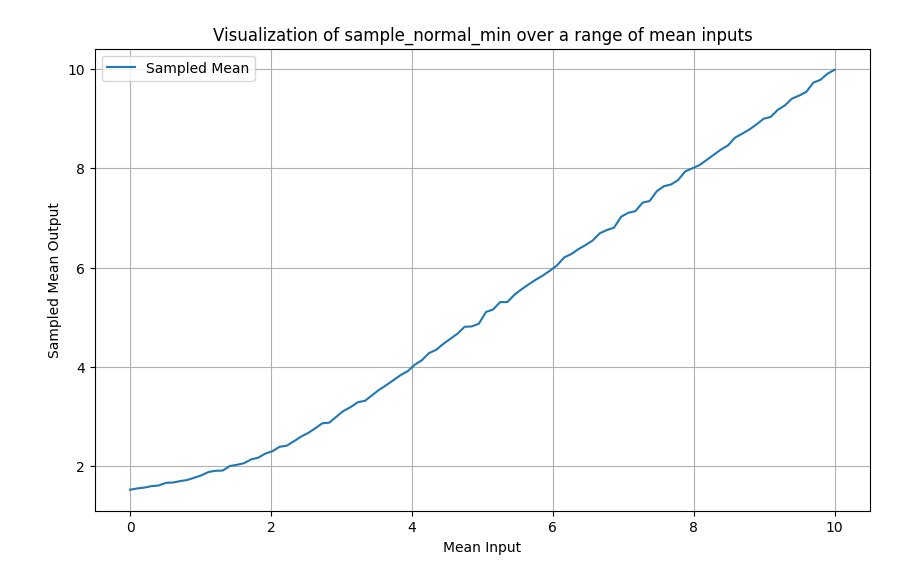
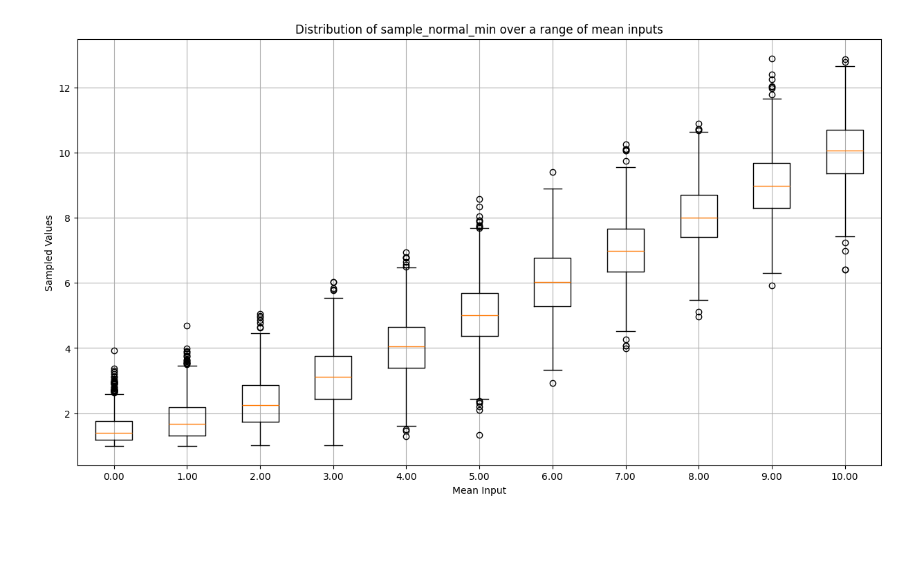
Before and after one commit to mcfitzgerald/consumer-abm, a Jupyter notebook: test_funcs.ipynb, the cells around one changed output. Cells and saved outputs as stored; diff of their text form; code cells hidden in the pictures; blank space fills up the shorter version.

Commit message:
plotting response functions

```diff
--- a/test_funcs.ipynb
+++ b/test_funcs.ipynb
@@ -1,31 +12,27 @@
 # %%
-import matplotlib.pyplot as plt
-import numpy as np
-
-from cabm.agent_functions import sample_normal_min
-
 def visualize_sample_normal_min(mean_range, std_dev=1.0, min_value=1.0, override=0, num_samples=1000):
-    samples = []
-    means = []
+    all_samples = []
 
     for mean in mean_range:
         mean_samples = [sample_normal_min(mean, std_dev, min_value, override) for _ in range(num_samples)]
-        samples.append(np.mean(mean_samples))
-        means.append(mean)
+        all_samples.append(mean_samples)
 
-    plt.figure(figsize=(10, 6))
-    plt.plot(means, samples, label='Sampled Mean')
+    plt.figure(figsize=(15, 8))
+    plt.boxplot(all_samples, positions=mean_range, widths=0.5)
     plt.xlabel('Mean Input')
-    plt.ylabel('Sampled Mean Output')
-    plt.title('Visualization of sample_normal_min over a range of mean inputs')
-    plt.legend()
+    plt.ylabel('Sampled Values')
+    plt.title('Distribution of sample_normal_min over a range of mean inputs')
     plt.grid(True)
+
+    # Format x-axis tick labels to show fewer decimal places
+    plt.xticks(ticks=mean_range, labels=[f'{mean:.2f}' for mean in mean_range])
+
     plt.show()
 
 # Define the range of mean values
-mean_range = np.linspace(0, 10, 100)
+mean_range = [i for i in range(0,11)]
 
 # Visualize the function
 visualize_sample_normal_min(mean_range)
 # %% [output]
-[figure, old version]
+[figure, new version]
```
Also changed, not shown: parts of 6 cells of this notebook.
